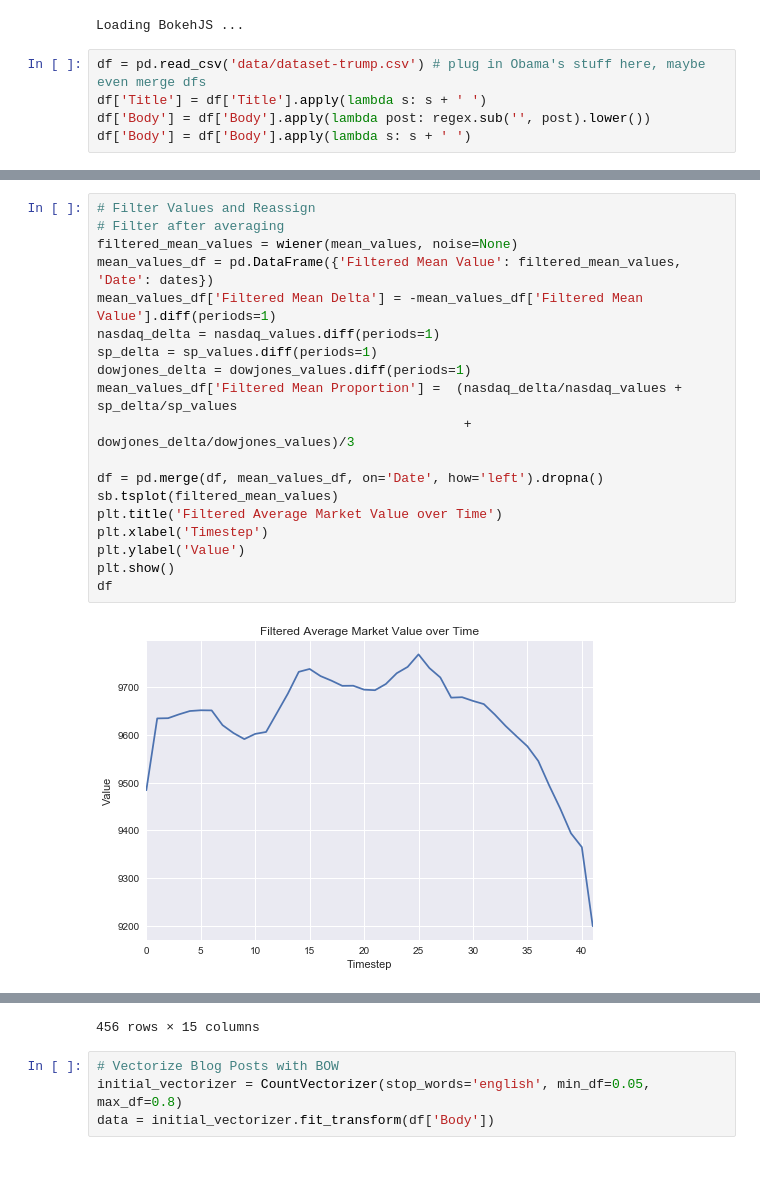
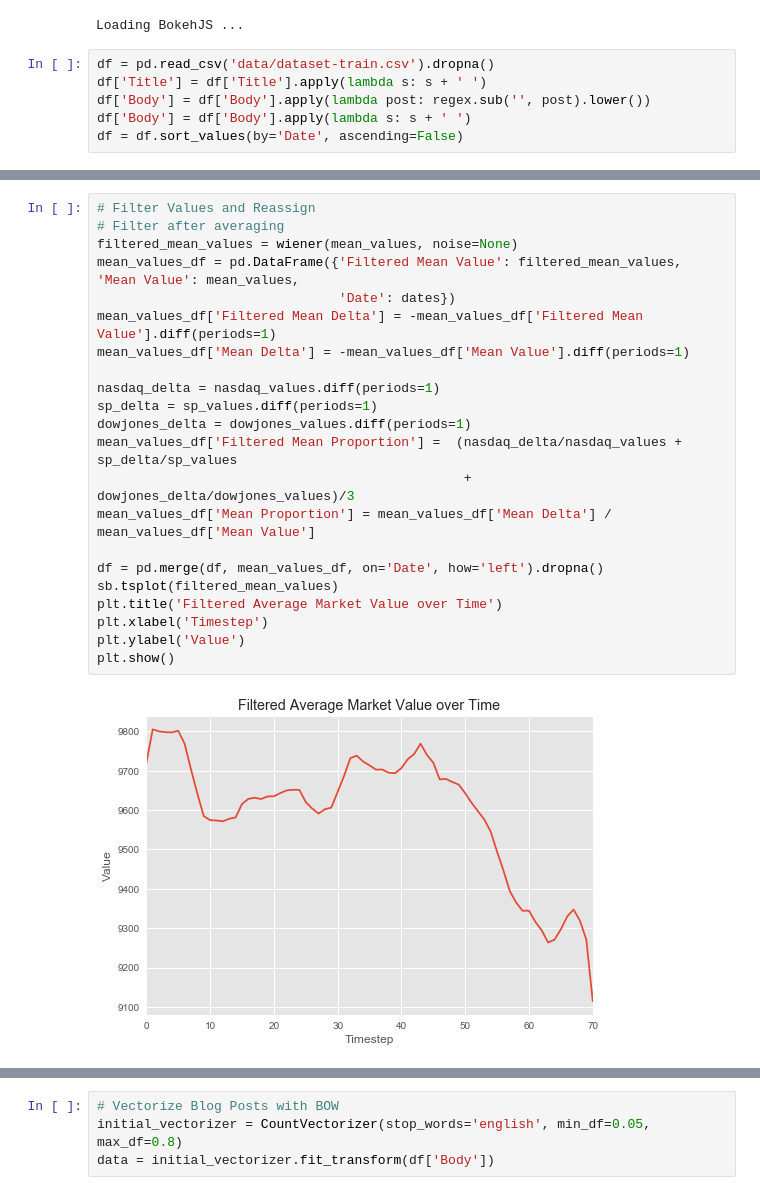
Before and after one commit to rykard95/wh_stocks, a Jupyter notebook: Richard's Final Notebook.ipynb, the cells around one changed output, grey strips where cells are left out. Drawn from its saved outputs; the diff is of its cells as text; blank space fills up the shorter version.

```diff
--- a/Richard's Final Notebook.ipynb
+++ b/Richard's Final Notebook.ipynb
@@ -64,10 +78,11 @@ output_notebook()
 # %% [output]
 Loading BokehJS ...
 # %%
-df = pd.read_csv('data/dataset-trump.csv') # plug in Obama's stuff here, maybe even merge dfs
+df = pd.read_csv('data/dataset-train.csv').dropna()
 df['Title'] = df['Title'].apply(lambda s: s + ' ')
 df['Body'] = df['Body'].apply(lambda post: regex.sub('', post).lower())
 df['Body'] = df['Body'].apply(lambda s: s + ' ')
+df = df.sort_values(by='Date', ascending=False)
 # %%
 nasdaq_values = df[['Date','Nasdaq Value']]
 sp_values = df[['Date','S&P 500 Value']]
@@ -89,21 +104,24 @@ UnboundLocalError: local variable 'x' referenced before assignment
 # %%
 # Filter Values and Reassign
 # Filter after averaging
 filtered_mean_values = wiener(mean_values, noise=None)
-mean_values_df = pd.DataFrame({'Filtered Mean Value': filtered_mean_values, 'Date': dates})
+mean_values_df = pd.DataFrame({'Filtered Mean Value': filtered_mean_values, 'Mean Value': mean_values,
+                               'Date': dates})
 mean_values_df['Filtered Mean Delta'] = -mean_values_df['Filtered Mean Value'].diff(periods=1)
+mean_values_df['Mean Delta'] = -mean_values_df['Mean Value'].diff(periods=1)
+
 nasdaq_delta = nasdaq_values.diff(periods=1)
 sp_delta = sp_values.diff(periods=1)
 dowjones_delta = dowjones_values.diff(periods=1)
 mean_values_df['Filtered Mean Proportion'] =  (nasdaq_delta/nasdaq_values + sp_delta/sp_values
                                                + dowjones_delta/dowjones_values)/3
+mean_values_df['Mean Proportion'] = mean_values_df['Mean Delta'] / mean_values_df['Mean Value']
 
 df = pd.merge(df, mean_values_df, on='Date', how='left').dropna()
 sb.tsplot(filtered_mean_values)
 plt.title('Filtered Average Market Value over Time')
 plt.xlabel('Timestep')
 plt.ylabel('Value')
 plt.show()
-df
 # %% [output]
-[figure, old version]
+[figure, new version]
@@ -127,4 +128,3 @@ df
-456 rows × 15 columns
 # %%
 # Vectorize Blog Posts with BOW
 initial_vectorizer = CountVectorizer(stop_words='english', min_df=0.05, max_df=0.8)
```
Also changed, not shown: parts of 22 cells of this notebook, 6 other files.
